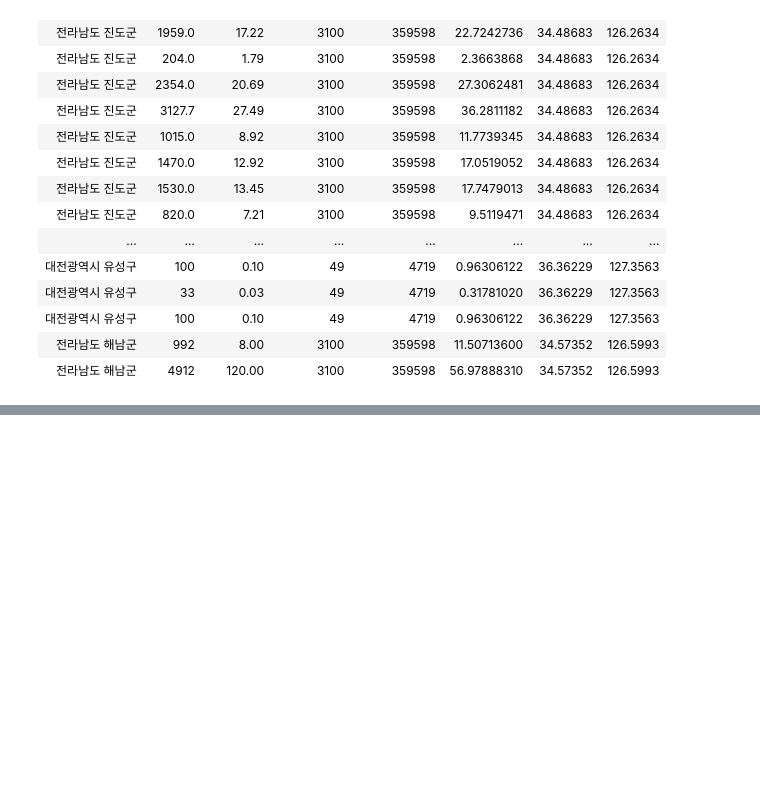
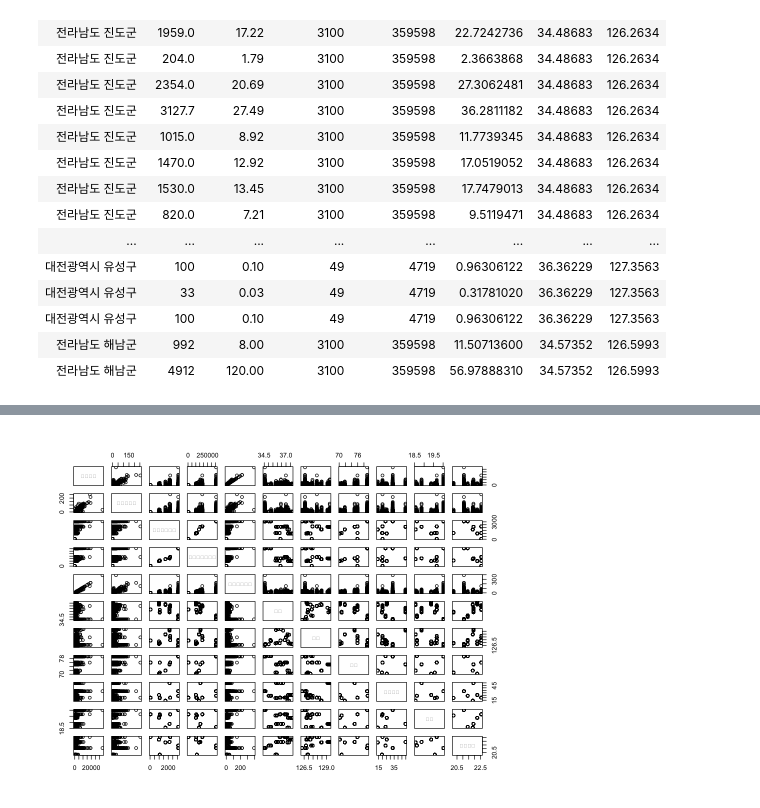
Before and after one commit to tjdwlsaos22/RecoFarm, a Jupyter notebook: Project/3.채소류실적_기상관측.ipynb, the cells around one changed output, grey strips where cells are left out. Drawn from its saved outputs; the diff is of its cells as text; code cells hidden in the pictures; blank space fills up the shorter version.

```diff
--- a/Project/3.채소류실적_기상관측.ipynb
+++ b/Project/3.채소류실적_기상관측.ipynb
@@ -368,0 +639,3 @@ A data.frame: 2522 x 8
+# %%
+# "열이름" 열을 삭제
+secondTest_rev1<- secondTest
@@ -368,0 +644,3 @@ A data.frame: 2522 x 8
+# %%
+secondTest_rev1$소재지 <- NULL
+secondTest_rev1$지점명 <- NULL
@@ -368,0 +659,5 @@ A data.frame: 2522 x 8
+# %%
+#rfFunc(소재지배추재배면적[-c(1,2,3,6)],5,100,5)
+test<-secondTest_rev1[c(1:11)]
+colnames(test)<-c('재배면적','생산계획량','시도전체면적','시도전채생산량','소재지생산량','위도','경도','습도','토양수분','기온','지면온도')
+head(test)
@@ -368,0 +696,5 @@ A data.frame: 2522 x 8
+# %%
+par(bg = 'white')
+plot(test)
+# %% [output]
+[figure, added]
```
Also changed, not shown: parts of 32 cells of this notebook, 1 other file.
